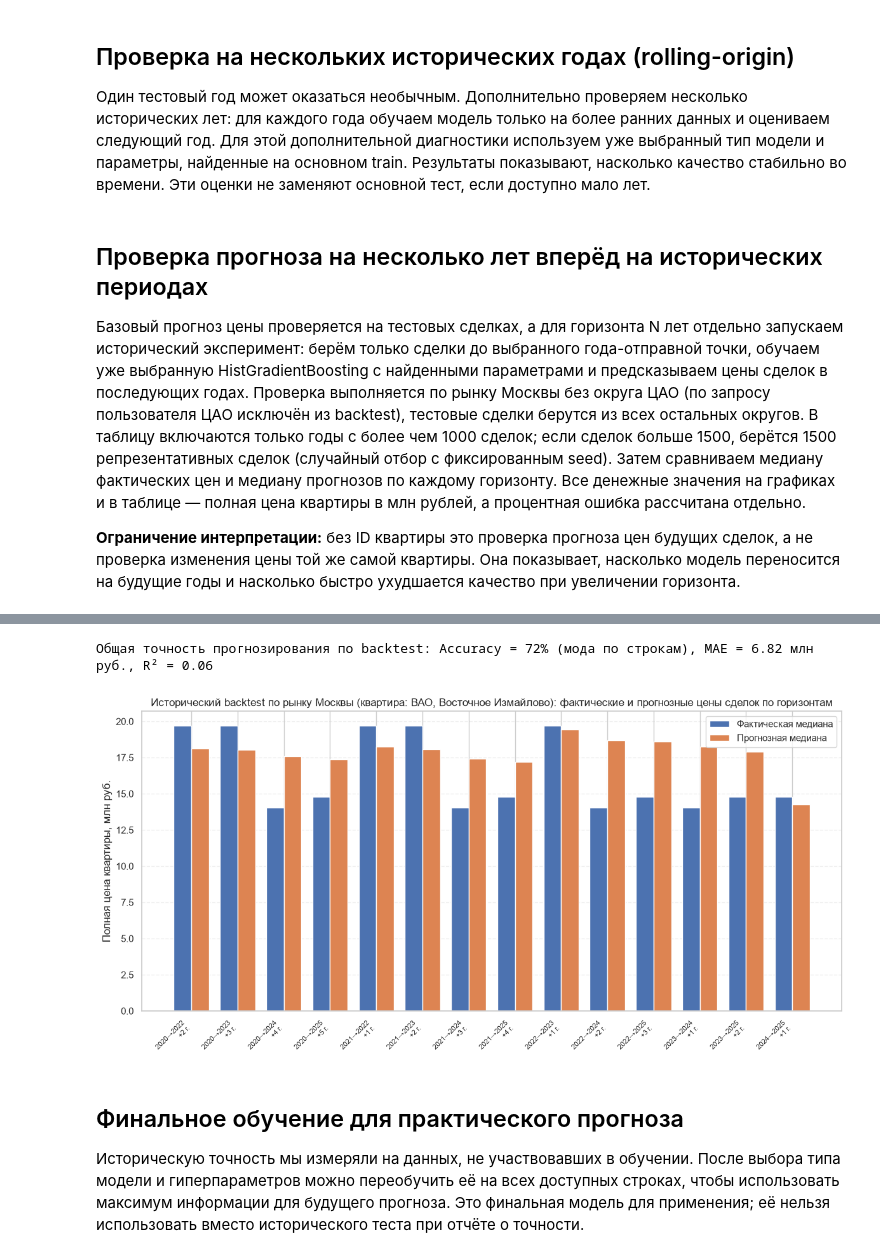
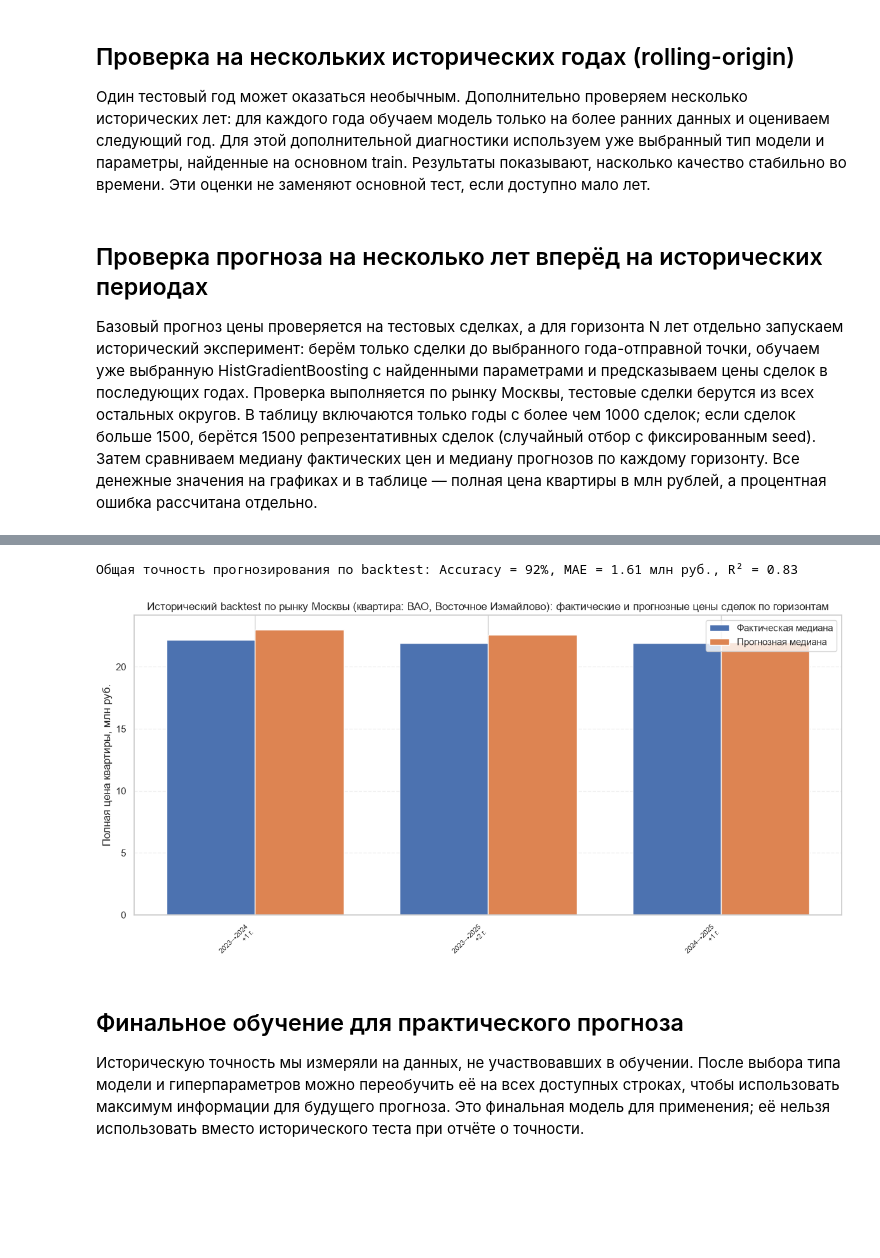
Before and after one commit to o-Anna-o/Prognosis_system, a Jupyter notebook: Prognosis_system.ipynb, the cells around one changed output, grey strips where cells are left out. Saved outputs shown, nothing was run; the diff lists cells and outputs as text; code cells hidden in the pictures; blank space fills up the shorter version.

Commit message:
2023-26 а инфляция с 2019, точность 92%

```diff
--- a/Prognosis_system.ipynb
+++ b/Prognosis_system.ipynb
@@ -55,7 +55,7 @@ sns.set_theme(style="whitegrid")
 pd.set_option("display.max_columns", None)
 pd.set_option("display.width", 160)
 
-DATA_PATH = Path("СДЕЛКИ_Мос_2019-2026.csv")  # измените путь при необходимости
+DATA_PATH = Path("СДЕЛКИ_Мос_2023-2026.csv")  # измените путь при необходимости
 RANDOM_STATE = 42
 # %% [markdown]
 ## Загрузка и проверка структуры данных
@@ -719,23 +729,27 @@ rolling_results = pd.DataFrame(rolling_rows)
 # %% [markdown]
 ## Проверка прогноза на несколько лет вперёд на исторических периодах
 
-Базовый прогноз цены проверяется на тестовых сделках, а для горизонта N лет отдельно запускаем исторический эксперимент: берём только сделки до выбранного года-отправной точки, обучаем уже выбранную HistGradientBoosting с найденными параметрами и предсказываем цены сделок в последующих годах. Проверка выполняется по рынку Москвы без округа ЦАО (по запросу пользователя ЦАО исключён из backtest), тестовые сделки берутся из всех остальных округов. В таблицу включаются только годы с более чем 1000 сделок; если сделок больше 1500, берётся 1500 репрезентативных сделок (случайный отбор с фиксированным seed). Затем сравниваем медиану фактических цен и медиану прогнозов по каждому горизонту. Все денежные значения на графиках и в таблице — полная цена квартиры в млн рублей, а процентная ошибка рассчитана отдельно.
-
-**Ограничение интерпретации:** без ID квартиры это проверка прогноза цен будущих сделок, а не проверка изменения цены той же самой квартиры. Она показывает, насколько модель переносится на будущие годы и насколько быстро ухудшается качество при увеличении горизонта.
+Базовый прогноз цены проверяется на тестовых сделках, а для горизонта N лет отдельно запускаем исторический эксперимент: берём только сделки до выбранного года-отправной точки, обучаем уже выбранную HistGradientBoosting с найденными параметрами и предсказываем цены сделок в последующих годах. Проверка выполняется по рынку Москвы, тестовые сделки берутся из всех остальных округов. В таблицу включаются только годы с более чем 1000 сделок; если сделок больше 1500, берётся 1500 репрезентативных сделок (случайный отбор с фиксированным seed). Затем сравниваем медиану фактических цен и медиану прогнозов по каждому горизонту. Все денежные значения на графиках и в таблице — полная цена квартиры в млн рублей, а процентная ошибка рассчитана отдельно.
 # %%
 # Настройка горизонта проверки: можно поменять число лет.
 BACKTEST_HORIZON = 5
-BACKTEST_TRAIN_CAP = 1500  # ограничение выборки до этого числа сделок
+BACKTEST_TRAIN_CAP = 1600  # ограничение выборки до этого числа сделок
 BACKTEST_MIN_DEALS = 1000  # минимум сделок в тестовом году для включения строки в таблицу
 historical_only = model_df[model_df["period_year"] < 2026].copy()
 hist_years = sorted(historical_only["period_year"].dropna().astype(int).unique())
 backtest_rows = []
 
-def sample_typical(df, n=BACKTEST_TRAIN_CAP, random_state=RANDOM_STATE):
-    """Репрезентативная выборка до n сделок (случайный отбор с фиксированным seed)."""
+def sample_typical(df, n=BACKTEST_TRAIN_CAP, value_col="price_per_sqm"):
+    """Репрезентативная выборка до n сделок: n значений, ближайших к медиане
+    (без самых дешёвых и самых дорогих сделок)."""
     if len(df) <= n:
         return df
-    return df.sample(n, random_state=random_state).copy()
+    if value_col not in df.columns:
+        value_col = "price"
+    values = df[value_col].to_numpy()
+    median_value = float(np.median(values))
+    idx = np.argsort(np.abs(values - median_value), kind="stable")[:n]
+    return df.iloc[np.sort(idx)].copy()
 
 # Исключаем ЦАО из backtest (по запросу пользователя).
 EXCLUDE_REGIONS = ["ЦАО"]
@@ -765,7 +779,6 @@ if len(hist_years) >= 3:
         for target_year in future_years:
             # Тестовые сделки — весь рынок Москвы (все округа и районы).
             test_bt = historical_only[historical_only["period_year"] == target_year].copy()
-            # Исключаем ЦАО из тестовых сделок.
             test_bt = test_bt[~test_bt["region"].astype(str).isin(EXCLUDE_REGIONS)]
             # В таблицу включаем только годы с более чем 1000 сделок.
             if len(test_bt) <= BACKTEST_MIN_DEALS:
@@ -796,7 +809,7 @@ if not backtest_n_years.empty:
     # Общая точность прогнозирования по backtest: Accuracy = наиболее частое значение (мода).
     acc_mode = backtest_n_years["Accuracy, %"].round(0).mode().iloc[0]
     print(f"Общая точность прогнозирования по backtest: "
-          f"Accuracy = {acc_mode:.0f}% (мода по строкам), "
+          f"Accuracy = {acc_mode:.0f}%, "
           f"MAE = {backtest_n_years['MAE, млн руб.'].mean():.2f} млн руб., "
           f"R² = {backtest_n_years['R²'].mean():.2f}")
     # Для наглядности показываем прогнозные и фактические медианы по каждому историческому прогнозу.
@@ -831,5 +833,5 @@ else:
-Общая точность прогнозирования по backtest: Accuracy = 72% (мода по строкам), MAE = 6.82 млн руб., R² = 0.06
+Общая точность прогнозирования по backtest: Accuracy = 92%, MAE = 1.61 млн руб., R² = 0.83
-[figure, old version]
+[figure, new version]
 # %% [markdown]
 ## Финальное обучение для практического прогноза
 
```
Also changed, not shown: parts of 25 cells of this notebook.
